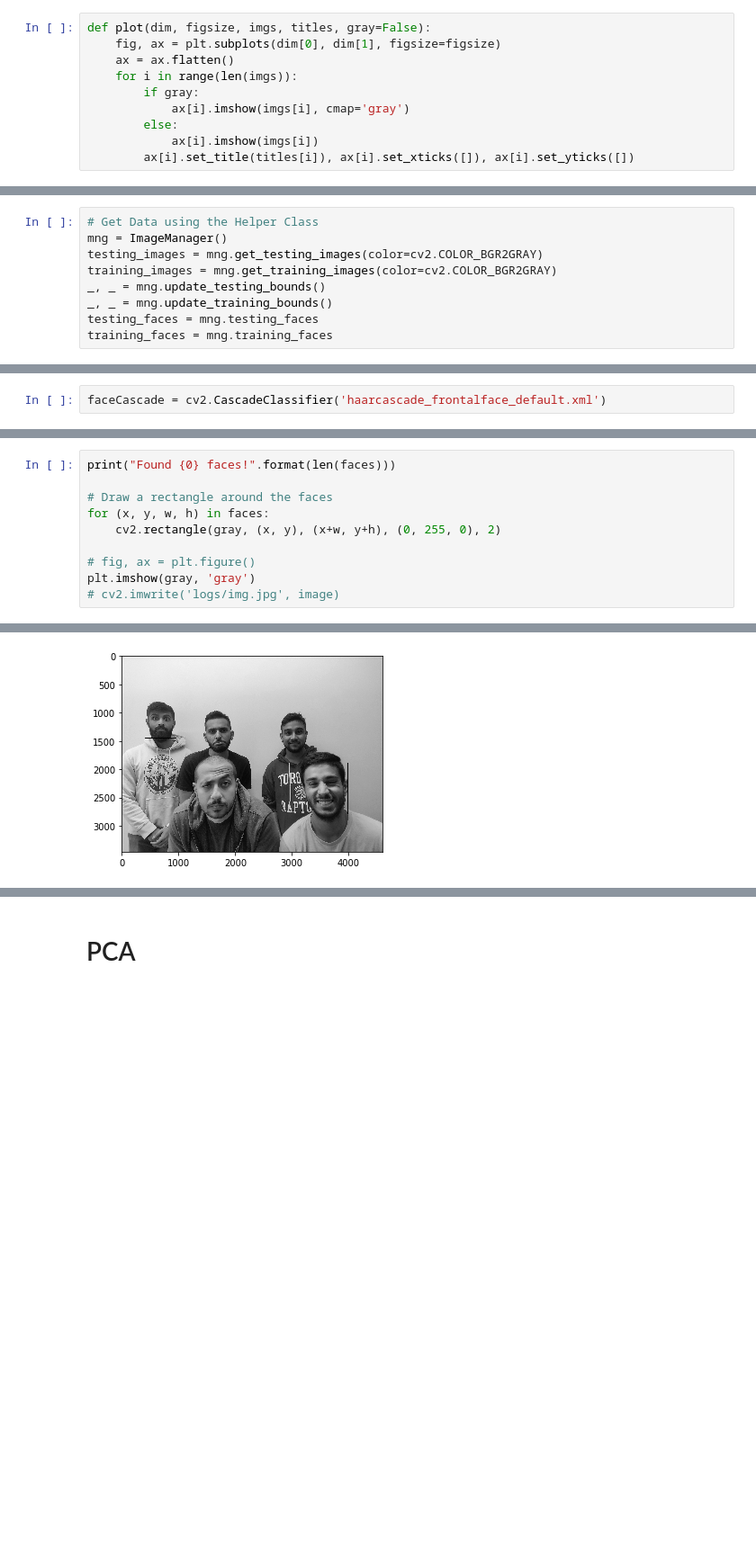
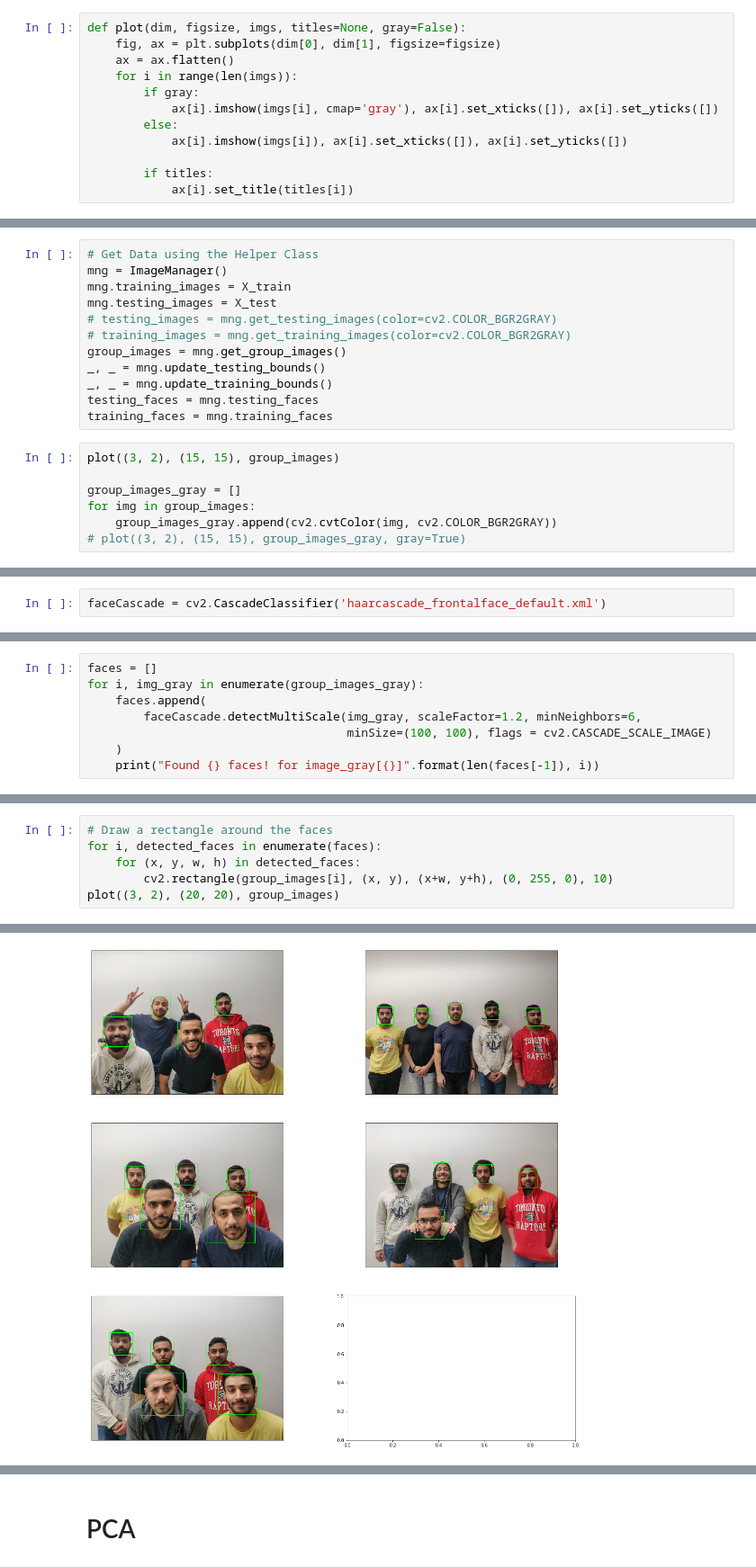
Before and after one commit to adhamelkhouly/face_recognition, a Jupyter notebook: 6_FaceTagging.ipynb, the cells around one changed output, grey strips where cells are left out. Shown at 90% size. Drawn from its saved outputs; the diff is of its cells as text; blank space fills up the shorter version.

Commit message:
update face tagging to use all group images

```diff
--- a/6_FaceTagging.ipynb
+++ b/6_FaceTagging.ipynb
@@ -10,12 +10,14 @@ from sklearn.metrics import confusion_matrix
 import glob
 from sklearn.decomposition import PCA
 # %%
-def plot(dim, figsize, imgs, titles, gray=False):
+def plot(dim, figsize, imgs, titles=None, gray=False):
     fig, ax = plt.subplots(dim[0], dim[1], figsize=figsize)
     ax = ax.flatten()
     for i in range(len(imgs)):
         if gray:
-            ax[i].imshow(imgs[i], cmap='gray')
+            ax[i].imshow(imgs[i], cmap='gray'), ax[i].set_xticks([]), ax[i].set_yticks([])
         else:
-            ax[i].imshow(imgs[i])
-        ax[i].set_title(titles[i]), ax[i].set_xticks([]), ax[i].set_yticks([])
+            ax[i].imshow(imgs[i]), ax[i].set_xticks([]), ax[i].set_yticks([])
+
+        if titles:
+            ax[i].set_title(titles[i])
@@ -22,9 +62,19 @@ def plot(dim, figsize, imgs, titles, gray=False):
 # %%
 # Get Data using the Helper Class
 mng = ImageManager()
-testing_images = mng.get_testing_images(color=cv2.COLOR_BGR2GRAY)
-training_images = mng.get_training_images(color=cv2.COLOR_BGR2GRAY)
+mng.training_images = X_train
+mng.testing_images = X_test
+# testing_images = mng.get_testing_images(color=cv2.COLOR_BGR2GRAY)
+# training_images = mng.get_training_images(color=cv2.COLOR_BGR2GRAY)
+group_images = mng.get_group_images()
 _, _ = mng.update_testing_bounds()
 _, _ = mng.update_training_bounds()
 testing_faces = mng.testing_faces
 training_faces = mng.training_faces
+# %%
+plot((3, 2), (15, 15), group_images)
+
+group_images_gray = []
+for img in group_images:
+    group_images_gray.append(cv2.cvtColor(img, cv2.COLOR_BGR2GRAY))
+# plot((3, 2), (15, 15), group_images_gray, gray=True)
@@ -47,0 +87,8 @@ faces = faceCascade.detectMultiScale(
+# %%
+faces = []
+for i, img_gray in enumerate(group_images_gray):
+    faces.append(
+        faceCascade.detectMultiScale(img_gray, scaleFactor=1.2, minNeighbors=6,
+                                     minSize=(100, 100), flags = cv2.CASCADE_SCALE_IMAGE)
+    )
+    print("Found {} faces! for image_gray[{}]".format(len(faces[-1]), i))
@@ -48,11 +101,7 @@ faces = faceCascade.detectMultiScale(
 # %%
-print("Found {0} faces!".format(len(faces)))
-
 # Draw a rectangle around the faces
-for (x, y, w, h) in faces:
-    cv2.rectangle(gray, (x, y), (x+w, y+h), (0, 255, 0), 2)
-
-# fig, ax = plt.figure()
-plt.imshow(gray, 'gray')
-# cv2.imwrite('logs/img.jpg', image)
+for i, detected_faces in enumerate(faces):
+    for (x, y, w, h) in detected_faces:
+        cv2.rectangle(group_images[i], (x, y), (x+w, y+h), (0, 255, 0), 10)
+plot((3, 2), (20, 20), group_images)
 # %% [output]
@@ -61 +108 @@ Found 5 faces!
-[figure, old version]
+[figure, new version]
```
Also changed, not shown: parts of 18 cells of this notebook.
